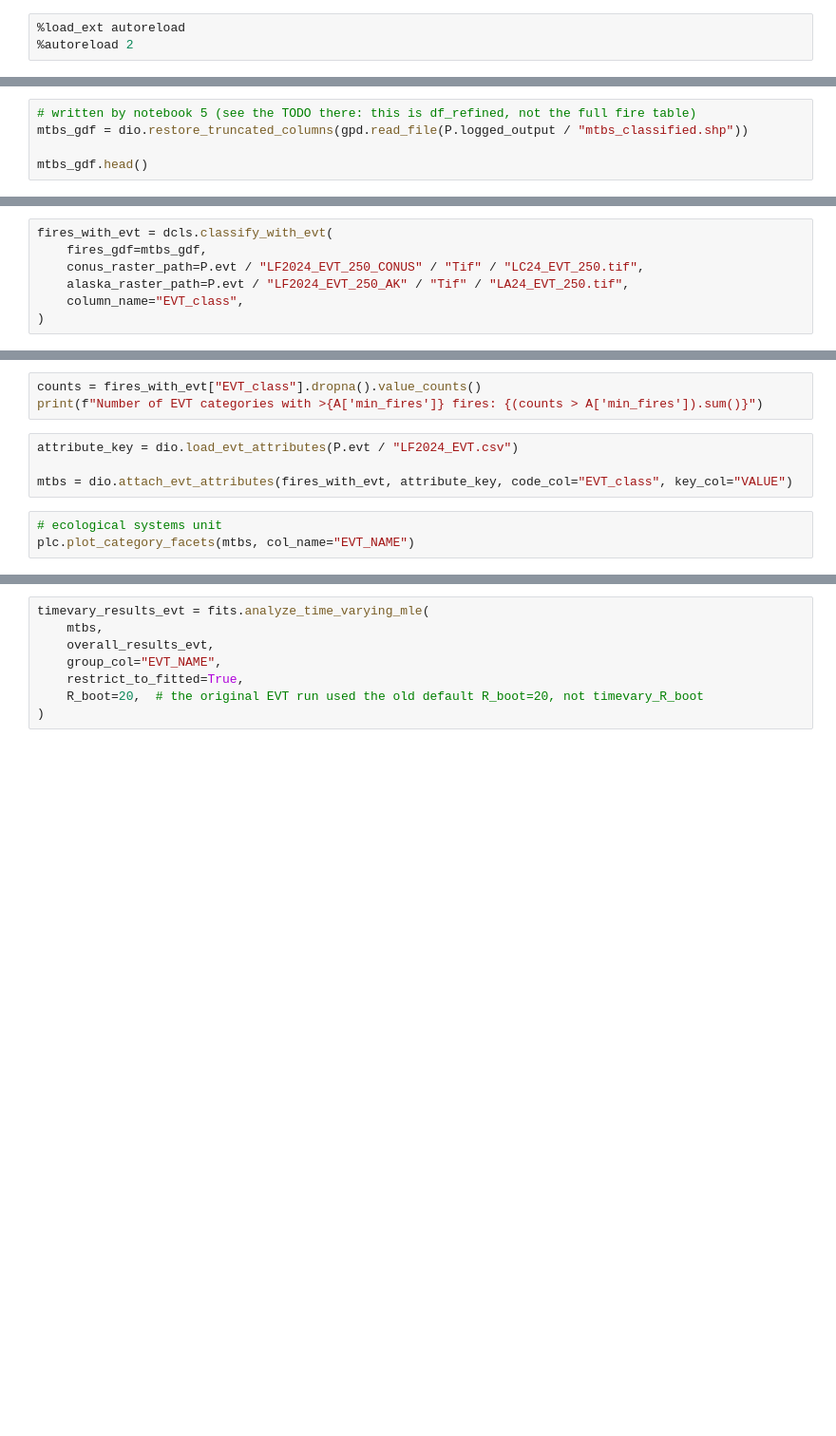
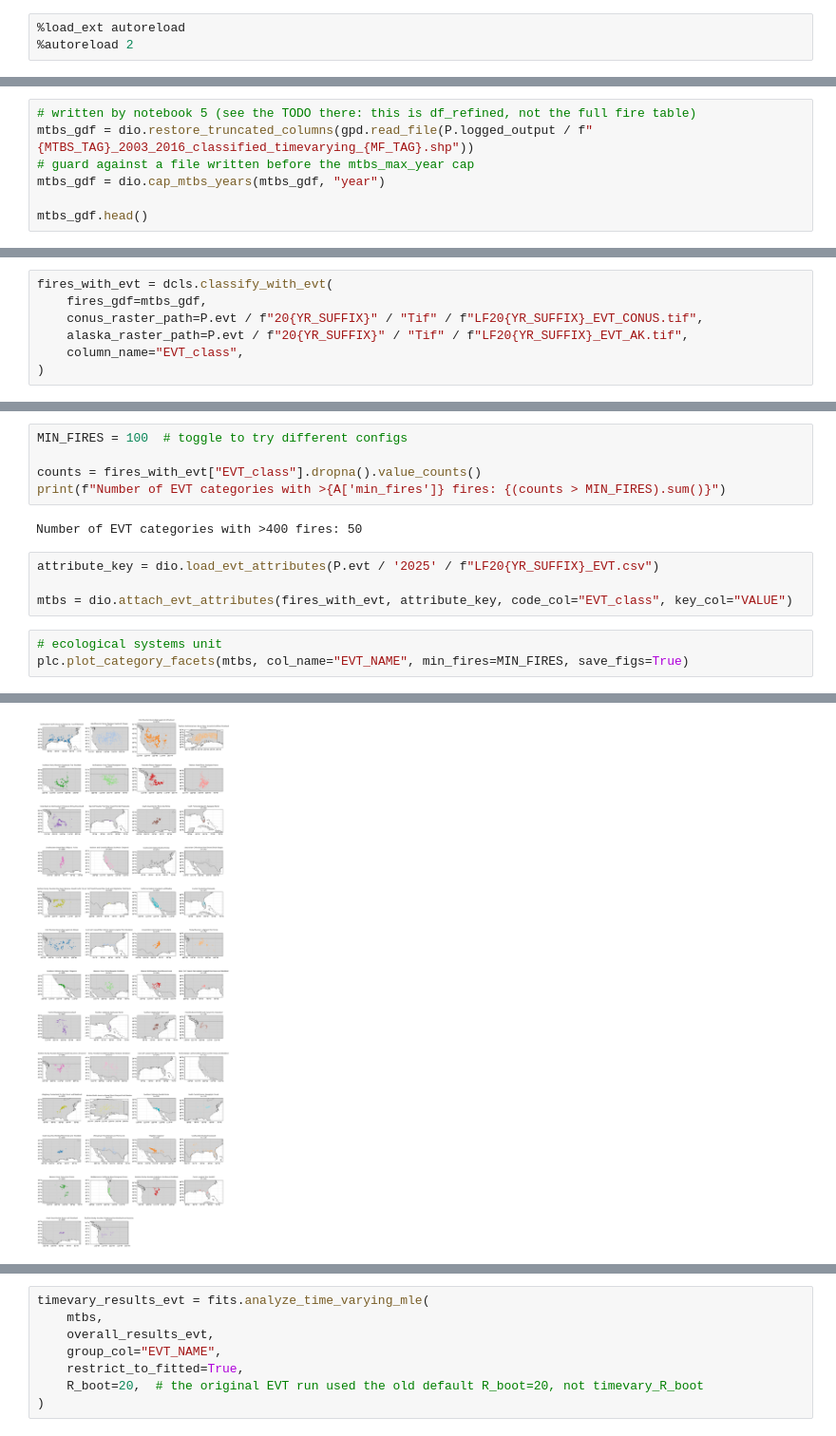
Before and after one commit to adam-bauer-34/wildfire_stats, a Jupyter notebook: dev/7_evt_classifier.ipynb, the cells around one changed output, grey strips where cells are left out. Shown at 95% size. Cells and saved outputs as stored; diff of their text form; blank space fills up the shorter version.

```diff
--- a/dev/7_evt_classifier.ipynb
+++ b/dev/7_evt_classifier.ipynb
@@ -25,5 +38,7 @@ print(paths["us"])
 # %%
 # written by notebook 5 (see the TODO there: this is df_refined, not the full fire table)
-mtbs_gdf = dio.restore_truncated_columns(gpd.read_file(P.logged_output / "mtbs_classified.shp"))
+mtbs_gdf = dio.restore_truncated_columns(gpd.read_file(P.logged_output / f"{MTBS_TAG}_2003_2016_classified_timevarying_{MF_TAG}.shp"))
+# guard against a file written before the mtbs_max_year cap
+mtbs_gdf = dio.cap_mtbs_years(mtbs_gdf, "year")
 
 mtbs_gdf.head()
@@ -30,8 +53,8 @@ mtbs_gdf.head()
 # %%
 fires_with_evt = dcls.classify_with_evt(
     fires_gdf=mtbs_gdf,
-    conus_raster_path=P.evt / "LF2024_EVT_250_CONUS" / "Tif" / "LC24_EVT_250.tif",
-    alaska_raster_path=P.evt / "LF2024_EVT_250_AK" / "Tif" / "LA24_EVT_250.tif",
+    conus_raster_path=P.evt / f"20{YR_SUFFIX}" / "Tif" / f"LF20{YR_SUFFIX}_EVT_CONUS.tif",
+    alaska_raster_path=P.evt / f"20{YR_SUFFIX}" / "Tif" / f"LF20{YR_SUFFIX}_EVT_AK.tif",
     column_name="EVT_class",
 )
 # %%
@@ -39,10 +64,15 @@ counts = plc.plot_category_counts(fires_with_evt, "EVT_class")
 # %%
+MIN_FIRES = 100  # toggle to try different configs
+
 counts = fires_with_evt["EVT_class"].dropna().value_counts()
-print(f"Number of EVT categories with >{A['min_fires']} fires: {(counts > A['min_fires']).sum()}")
+print(f"Number of EVT categories with >{A['min_fires']} fires: {(counts > MIN_FIRES).sum()}")
+# %% [output]
+Number of EVT categories with >400 fires: 50
 # %%
-attribute_key = dio.load_evt_attributes(P.evt / "LF2024_EVT.csv")
+attribute_key = dio.load_evt_attributes(P.evt / '2025' / f"LF20{YR_SUFFIX}_EVT.csv")
 
 mtbs = dio.attach_evt_attributes(fires_with_evt, attribute_key, code_col="EVT_class", key_col="VALUE")
 # %%
 # ecological systems unit
-plc.plot_category_facets(mtbs, col_name="EVT_NAME")
+plc.plot_category_facets(mtbs, col_name="EVT_NAME", min_fires=MIN_FIRES, save_figs=True)
+# %% [output]
@@ -49,2 +80,3 @@ plc.plot_category_facets(mtbs, col_name="EVT_NAME")
+[figure, added]
 # %%
 # vegetation lifeform
```
Also changed, not shown: parts of 10 cells of this notebook, 21 other files.
